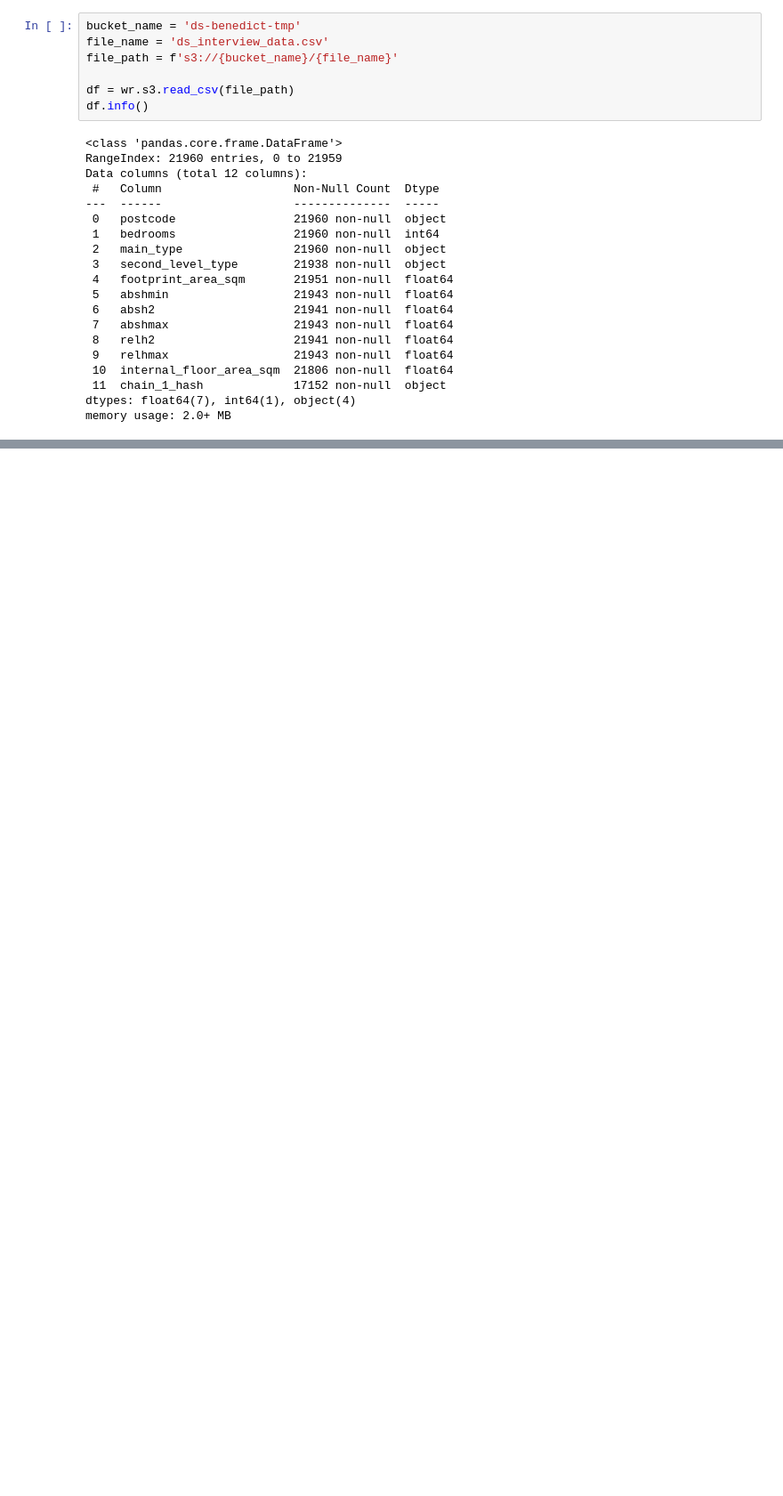
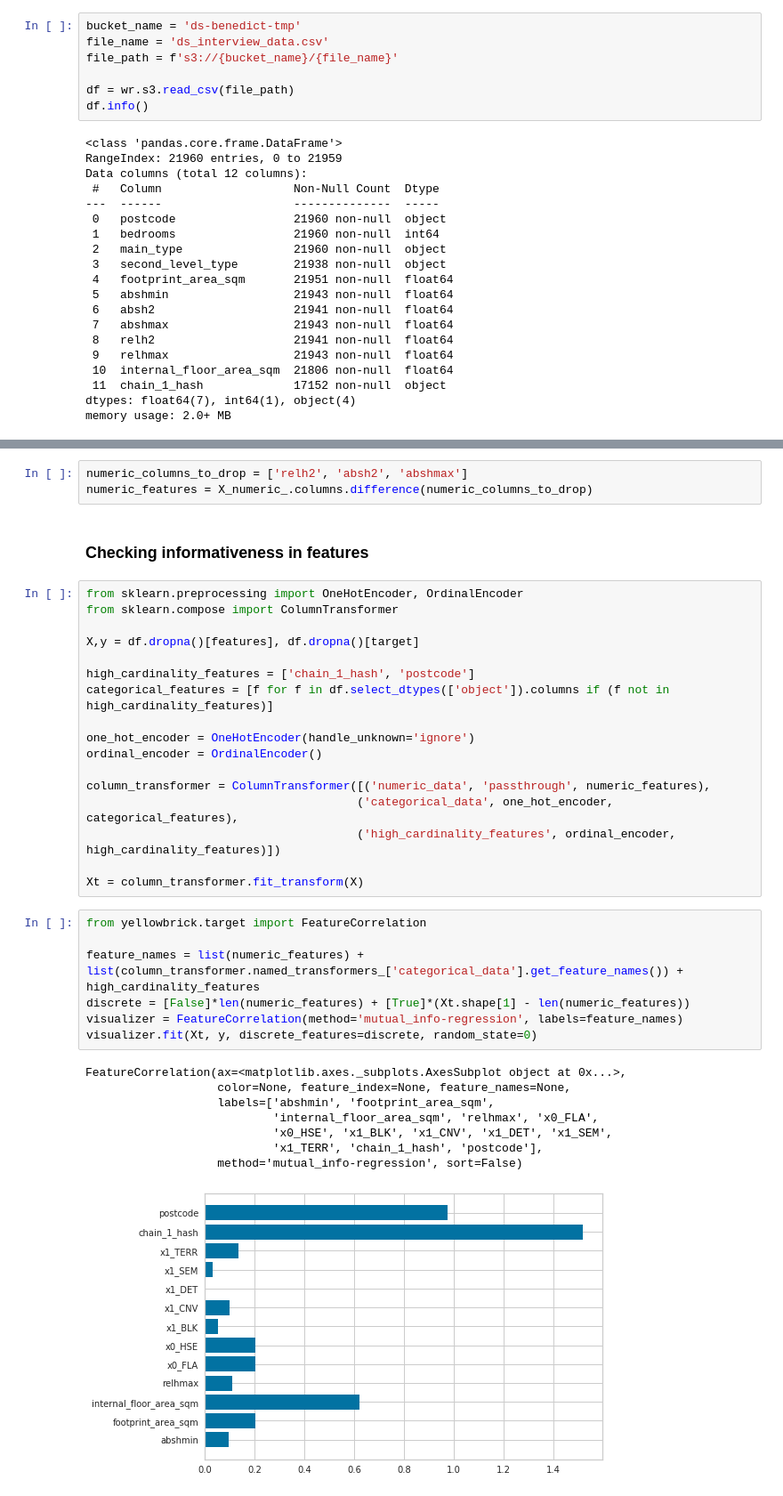
Before and after one commit to prteek/bedroom-prediction, a Jupyter notebook: data_exploration.ipynb, the cells around one changed output, grey strips where cells are left out. Shown at 89% size. Saved outputs shown, nothing was run; the diff lists cells and outputs as text; blank space fills up the shorter version.

```diff
--- a/data_exploration.ipynb
+++ b/data_exploration.ipynb
@@ -38,0 +111,38 @@ memory usage: 2.0+ MB
+# %%
+numeric_columns_to_drop = ['relh2', 'absh2', 'abshmax']
+numeric_features = X_numeric_.columns.difference(numeric_columns_to_drop)
+# %% [markdown]
+### Checking informativeness in features
+# %%
+from sklearn.preprocessing import OneHotEncoder, OrdinalEncoder
+from sklearn.compose import ColumnTransformer
+
+X,y = df.dropna()[features], df.dropna()[target]
+
+high_cardinality_features = ['chain_1_hash', 'postcode']
+categorical_features = [f for f in df.select_dtypes(['object']).columns if (f not in high_cardinality_features)]
+
+one_hot_encoder = OneHotEncoder(handle_unknown='ignore')
+ordinal_encoder = OrdinalEncoder()
+
+column_transformer = ColumnTransformer([('numeric_data', 'passthrough', numeric_features),
+                                       ('categorical_data', one_hot_encoder, categorical_features),
+                                       ('high_cardinality_features', ordinal_encoder, high_cardinality_features)])
+
+Xt = column_transformer.fit_transform(X)
+# %%
+from yellowbrick.target import FeatureCorrelation
+
+feature_names = list(numeric_features) + list(column_transformer.named_transformers_['categorical_data'].get_feature_names()) + high_cardinality_features
+discrete = [False]*len(numeric_features) + [True]*(Xt.shape[1] - len(numeric_features))
+visualizer = FeatureCorrelation(method='mutual_info-regression', labels=feature_names)
+visualizer.fit(Xt, y, discrete_features=discrete, random_state=0)
+# %% [output]
+FeatureCorrelation(ax=<matplotlib.axes._subplots.AxesSubplot object at 0x...>,
+                   color=None, feature_index=None, feature_names=None,
+                   labels=['abshmin', 'footprint_area_sqm',
+                           'internal_floor_area_sqm', 'relhmax', 'x0_FLA',
+                           'x0_HSE', 'x1_BLK', 'x1_CNV', 'x1_DET', 'x1_SEM',
+                           'x1_TERR', 'chain_1_hash', 'postcode'],
+                   method='mutual_info-regression', sort=False)
+[figure, added]
```
Also changed, not shown: parts of 13 cells of this notebook.
